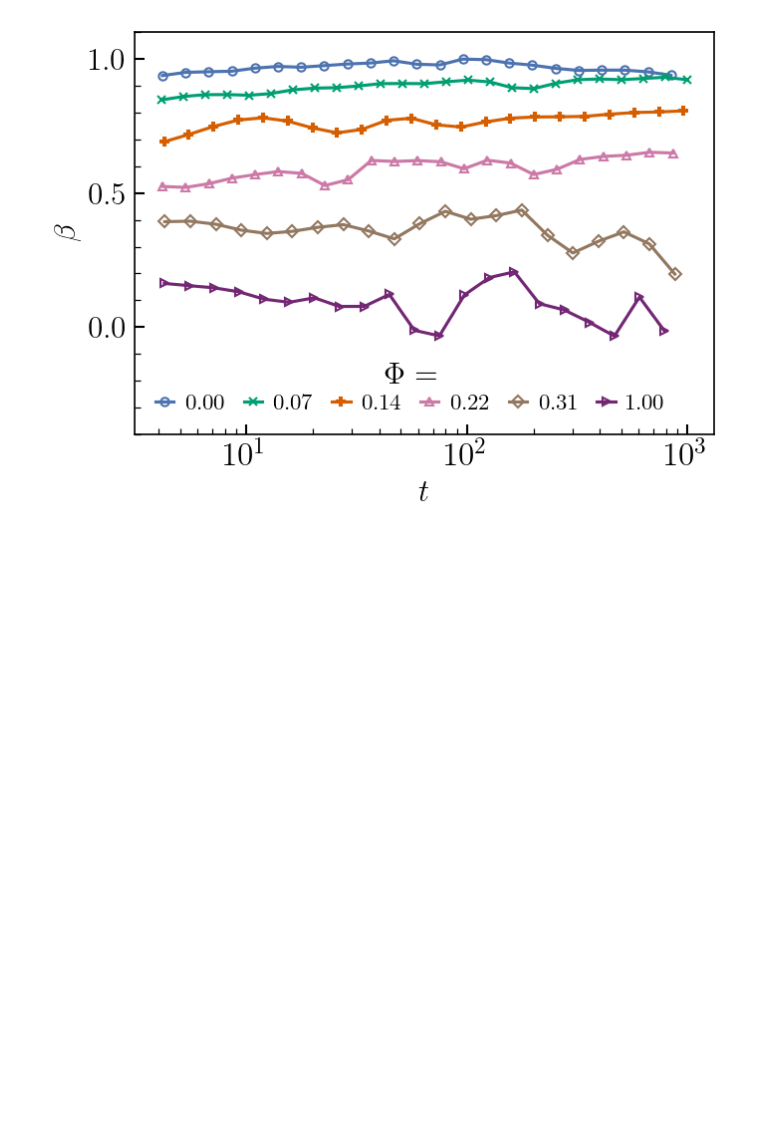
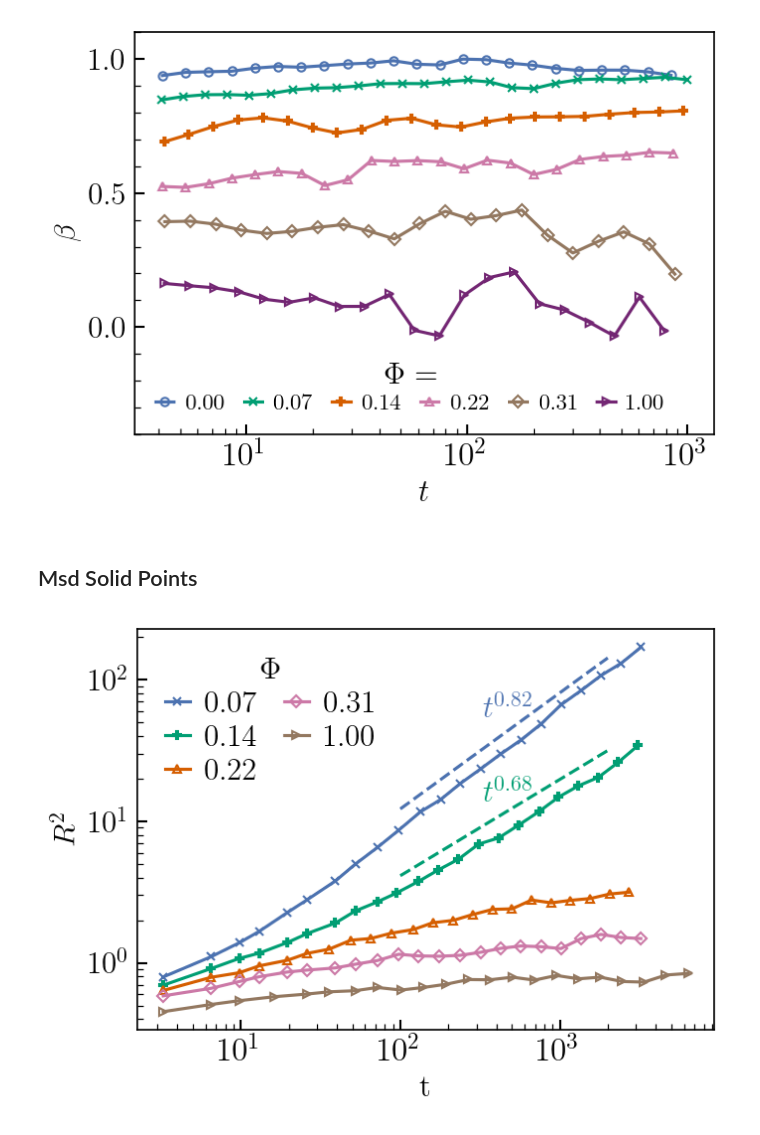
Before and after one commit to thecalculon/ssmplots, a Jupyter notebook: SemiSolid_plots.ipynb, the cells around one changed output. Saved outputs shown, nothing was run; the diff lists cells and outputs as text; code cells hidden in the pictures; blank space fills up the shorter version.

```diff
--- a/SemiSolid_plots.ipynb
+++ b/SemiSolid_plots.ipynb
@@ -845,3 +845,5 @@ ax1.legend(title=r'$\Phi=$ ', fontsize=11, ncols=6,
 plt.show()
 # %% [output]
 [figure]
+# %% [markdown]
+## Msd Solid Points
@@ -847,0 +885,19 @@ plt.show()
+# %%
+fig, ax = plt.subplots()
+plotMsd(fig, ax)
+xx = np.linspace(10,2000,1000)
+#ax.plot(xx, 1.2*xx, '--k', linewidth=2)
+#ax.arrow(0.5, 0.8, 0.1, -0.5, transform=ax1.transAxes, length_includes_head=True,
+#               head_width=0.02, color="gray", visible=True, linewidth=2)
+ax.set(xscale='log', yscale='log', xlabel="t")
+ax.legend(title=r"$\Phi$", ncol=2)
+xx = np.linspace(100, 2e3, 100)
+ax.plot(xx, 0.28*xx**0.82, '--', color=clr[0])
+ax.plot(xx, 0.18*xx**0.68, '--', color=clr[1])
+ax.text(0.6, 0.78, r"$t^{0.82}$", color=clr[0], transform=ax.transAxes)
+ax.text(0.6, 0.57, r"$t^{0.68}$", color=clr[1], transform=ax.transAxes)
+# ax.plot(xx, 0.3*xx**0.8, '--k')
+# fig.savefig("/home/vikash/Documents/my_papers/semiSolidMembraneNew/fig/MsdSolidpts.pdf")
+plt.show()
+# %% [output]
+[figure, added]
```
Also changed, not shown: parts of 6 cells of this notebook.
